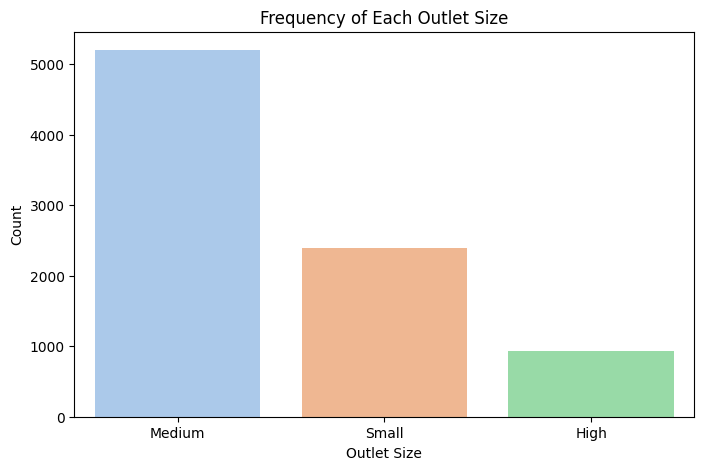
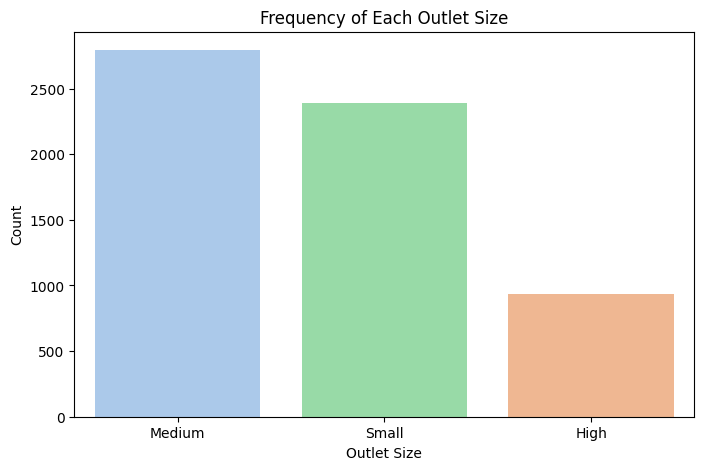
Unified diff of the notebook cell whose output changed from the first chart to the second:
--- before
+++ after
@@ -2,5 +2,5 @@
 # Using a countplot to understand how many stores fall into each size category (Small, Medium, High).
 plt.figure(figsize=(8, 5))
-sns.countplot(data=df, x='Outlet_Size', order=df['Outlet_Size'].value_counts().index, palette='pastel')
+sns.countplot(data=df, x='Outlet_Size', order=df['Outlet_Size'].value_counts().index, palette='pastel', hue='Outlet_Size', legend=False)
 plt.title('Frequency of Each Outlet Size')
 plt.xlabel('Outlet Size')

Commit: Created using Colab